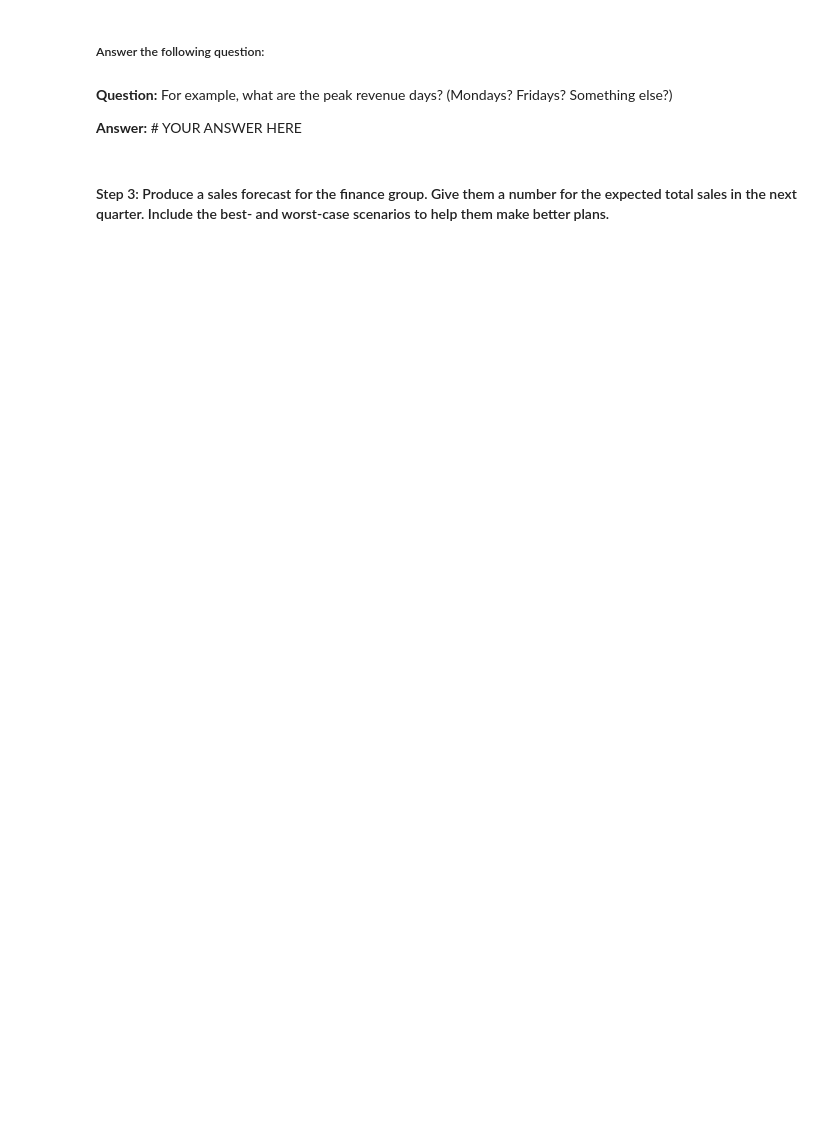
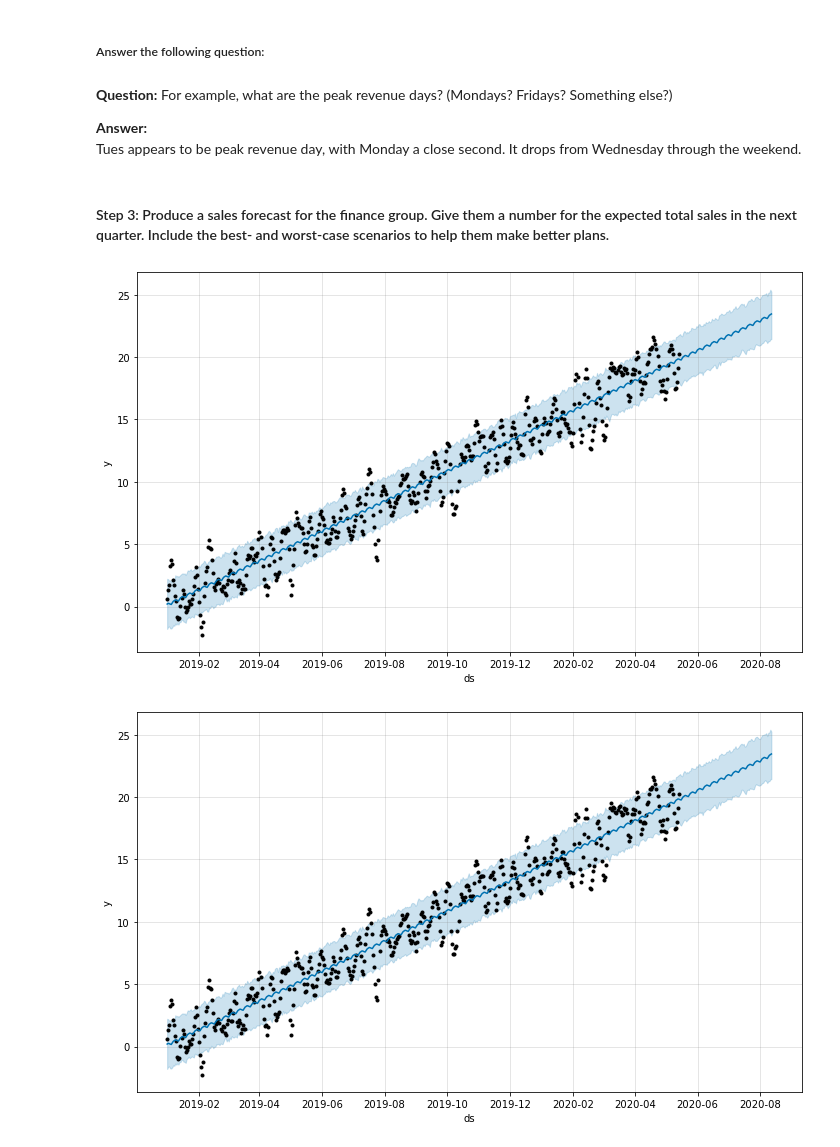
Before and after one commit to sububer/mercado-growth-analysis, a Jupyter notebook: app/forecasting_net_prophet.ipynb, the cells around one changed output. Saved outputs shown, nothing was run; the diff lists cells and outputs as text; code cells hidden in the pictures; blank space fills up the shorter version.

Commit message:
revenue forecasing upcoming quarter

```diff
--- a/app/forecasting_net_prophet.ipynb
+++ b/app/forecasting_net_prophet.ipynb
@@ -682,11 +734,15 @@ mercado_sales_prophet_forecast = # YOUR CODE HERE
 # %% [markdown]
 **Question:** For example, what are the peak revenue days? (Mondays? Fridays? Something else?)
 
-**Answer:** # YOUR ANSWER HERE
+**Answer:**
+Tues appears to be peak revenue day, with Monday a close second. It drops from Wednesday through the weekend.
 # %% [markdown]
 #### Step 3: Produce a sales forecast for the finance group. Give them a number for the expected total sales in the next quarter. Include the best- and worst-case scenarios to help them make better plans.
 # %%
 # Plot the predictions for the Mercado sales
-# YOUR CODE HERE
+mercado_sales_prophet_model.plot(mercado_sales_prophet_forecast)
+# %% [output]
+[figure, added]
+[figure, added]
 # %%
 # For the mercado_sales_prophet_forecast DataFrame, set the ds column as the DataFrame Index
```
Also changed, not shown: parts of 16 cells of this notebook.
